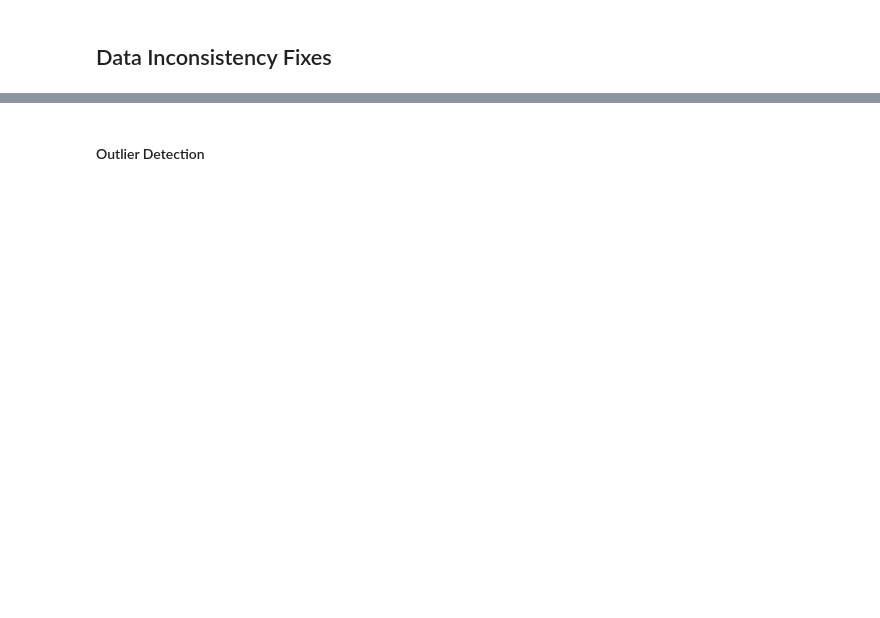
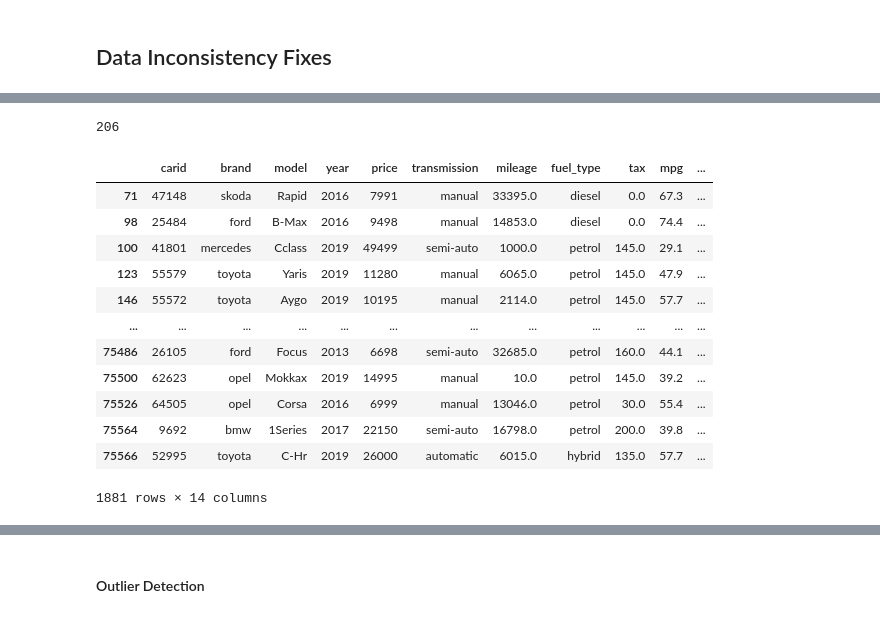
Before and after one commit to peppathecodingpig/Trabalho-de-Machine-Learning, a Jupyter notebook: Project_notebook.ipynb, the cells around one changed output, grey strips where cells are left out. Drawn from its saved outputs; the diff is of its cells as text; code cells hidden in the pictures; blank space fills up the shorter version.

```diff
--- a/Project_notebook.ipynb
+++ b/Project_notebook.ipynb
@@ -238,0 +433,5 @@ plt.show()
+# %%
+train_cars.loc[(train_cars['engine_size']<0.1), 'engine_size'] = pd.NA
+test_cars.loc[(test_cars['engine_size']<0.1), 'engine_size'] = pd.NA
+
+train_cars.isna().sum()
@@ -238,0 +454,5 @@ plt.show()
+# %%
+train_cars.loc[(train_cars['paint_quality_percent']>100), 'paint_quality_percent'] = pd.NA
+test_cars.loc[(test_cars['paint_quality_percent']>100), 'paint_quality_percent'] = pd.NA
+
+train_cars.isna().sum()
@@ -238,0 +749,20 @@ plt.show()
+# %%
+train_cars["model"].nunique()
+# %% [output]
+206
+# %%
+train_cars[train_cars["paint_quality_percent"].isna()]
+# %% [output]
+|  | carid | brand | model | year | price | transmission | mileage | fuel_type | tax | mpg | ... |
+| 71 | 47148 | skoda | Rapid | 2016 | 7991 | manual | 33395.0 | diesel | 0.0 | 67.3 | ... |
+| 98 | 25484 | ford | B-Max | 2016 | 9498 | manual | 14853.0 | diesel | 0.0 | 74.4 | ... |
+| 100 | 41801 | mercedes | Cclass | 2019 | 49499 | semi-auto | 1000.0 | petrol | 145.0 | 29.1 | ... |
+| 123 | 55579 | toyota | Yaris | 2019 | 11280 | manual | 6065.0 | petrol | 145.0 | 47.9 | ... |
+| 146 | 55572 | toyota | Aygo | 2019 | 10195 | manual | 2114.0 | petrol | 145.0 | 57.7 | ... |
+| ... | ... | ... | ... | ... | ... | ... | ... | ... | ... | ... | ... |
+| 75486 | 26105 | ford | Focus | 2013 | 6698 | semi-auto | 32685.0 | petrol | 160.0 | 44.1 | ... |
+| 75500 | 62623 | opel | Mokkax | 2019 | 14995 | manual | 10.0 | petrol | 145.0 | 39.2 | ... |
+| 75526 | 64505 | opel | Corsa | 2016 | 6999 | manual | 13046.0 | petrol | 30.0 | 55.4 | ... |
+| 75564 | 9692 | bmw | 1Series | 2017 | 22150 | semi-auto | 16798.0 | petrol | 200.0 | 39.8 | ... |
+| 75566 | 52995 | toyota | C-Hr | 2019 | 26000 | automatic | 6015.0 | hybrid | 135.0 | 57.7 | ... |
+1881 rows × 14 columns
```
Also changed, not shown: parts of 98 cells of this notebook, 1 other file.
